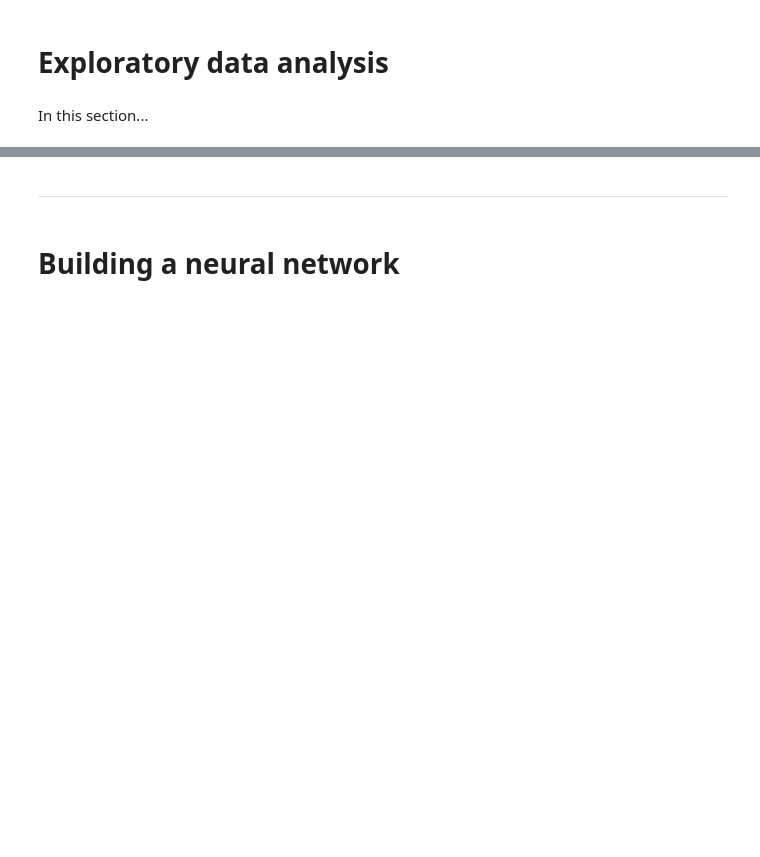
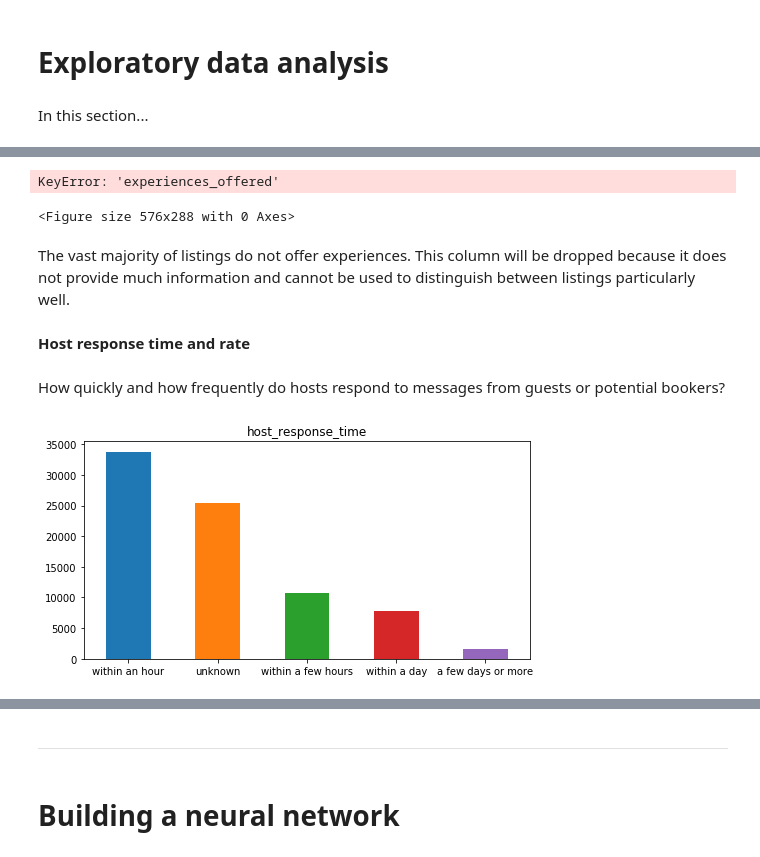
Before and after one commit to cbuie/Airbnb-neural-network-price-prediction, a Jupyter notebook: Airbnb-price-prediction.ipynb, the cells around one changed output, grey strips where cells are left out. Saved outputs shown, nothing was run; the diff lists cells and outputs as text; code cells hidden in the pictures; blank space fills up the shorter version.

```diff
--- a/Airbnb-price-prediction.ipynb
+++ b/Airbnb-price-prediction.ipynb
@@ -732,6 +681,9 @@ variables_to_plot.pop(0)
 # %%
 # Binning for all columns scored out of 10
 for col in variables_to_plot:
-    bin_reviews(col, bins=[0, 8, 9, 10], labels=['0-8/10', '9/10', '10/10'])
+    bin_column(col,
+               bins=[0, 8, 9, 10],
+               labels=['0-8/10', '9/10', '10/10'],
+               na_label='no reviews')
 # %%
 # Binning column scored out of 100
@@ -789,3 +708,5 @@ memory usage: 57.0+ MB
+# %%
+df.reviews_per_month.fillna(0, inplace=True)
 # %% [markdown]
 ***
 # %% [markdown]
@@ -794,0 +720,11 @@ In this section...
+# %%
+def category_count_plot(col, figsize=(8,4)):
+    """
+    Plots a simple bar chart of the total count for each category in the column specified.
+    A figure size can optionally be specified.
+    """
+    plt.figure(figsize=figsize)
+    df[col].value_counts().plot(kind='bar')
+    plt.title(col)
+    plt.xticks(rotation=0)
+    plt.show()
@@ -794,0 +735,7 @@ In this section...
+# %%
+category_count_plot('experiences_offered')
+# %% [output]
+KeyError: 'experiences_offered'
+<Figure size 576x288 with 0 Axes>
+# %% [markdown]
+The vast majority of listings do not offer experiences. This column will be dropped because it does not provide much information and cannot be used to distinguish between listings particularly well.
@@ -794,0 +744,8 @@ In this section...
+# %% [markdown]
+**Host response time and rate**
+# %% [markdown]
+How quickly and how frequently do hosts respond to messages from guests or potential bookers?
+# %%
+category_count_plot('host_response_time')
+# %% [output]
+[figure, added]
```
Also changed, not shown: parts of 53 cells of this notebook, 2 other files.
